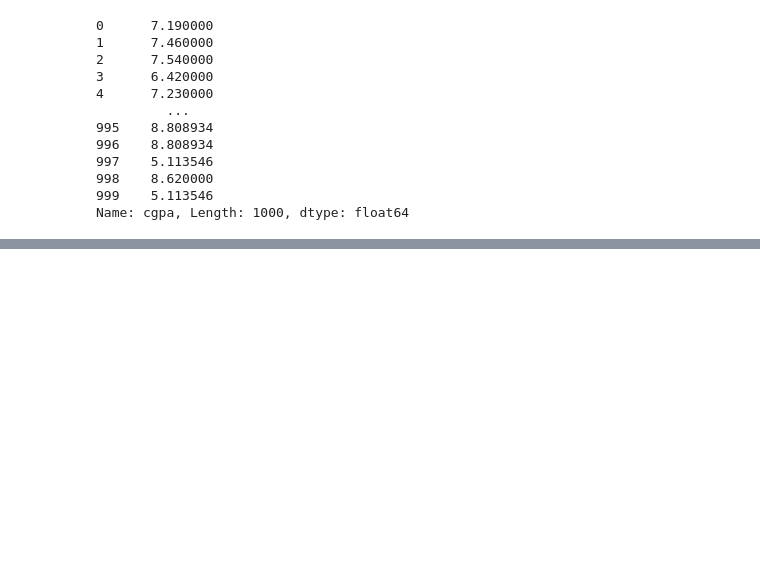
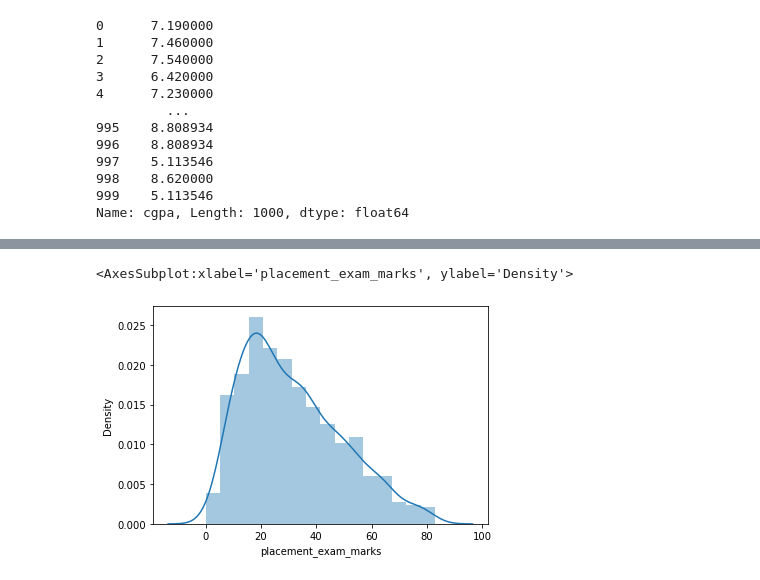
Before and after one commit to ankittrajj/WD_DA_17_Aug_2_30pm, a Jupyter notebook: outliers detection.ipynb, the cells around one changed output, grey strips where cells are left out. Cells and saved outputs as stored; diff of their text form; code cells hidden in the pictures; blank space fills up the shorter version.

```diff
--- a/outliers detection.ipynb
+++ b/outliers detection.ipynb
@@ -146,0 +204,3 @@ Name: cgpa, Length: 1000, dtype: float64
+# %%
+# trimming
+newdf = df[df['placement_exam_marks']<84.5]
@@ -146,0 +223,5 @@ Name: cgpa, Length: 1000, dtype: float64
+# %%
+sns.distplot(newdf['placement_exam_marks'])
+# %% [output]
+<AxesSubplot:xlabel='placement_exam_marks', ylabel='Density'>
+[figure, added]
```
Also changed, not shown: parts of 20 cells of this notebook.
